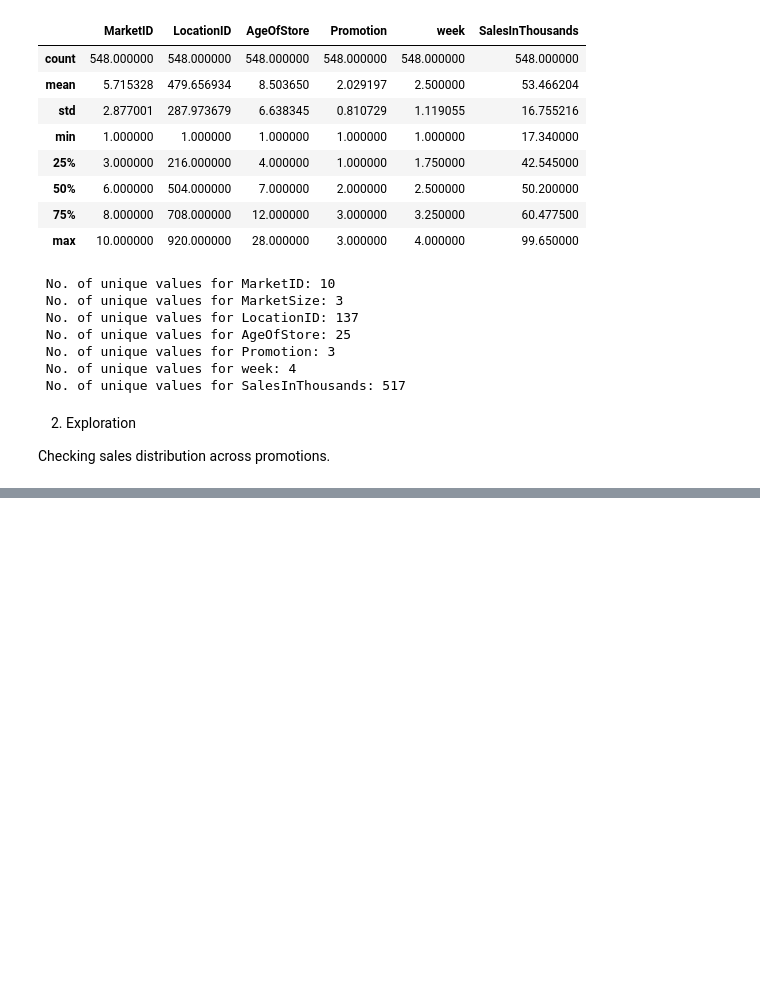
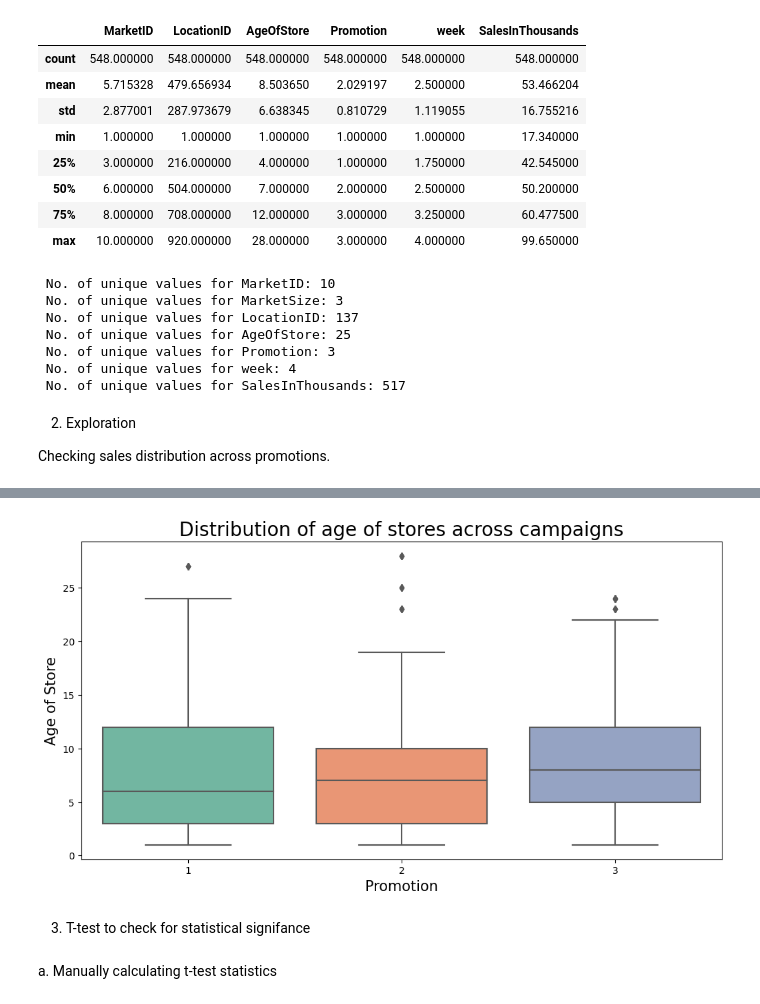
Before and after one commit to surajkarak/ab-testing, a Jupyter notebook: ab-testing.ipynb, the cells around one changed output, grey strips where cells are left out. Saved outputs shown, nothing was run; the diff lists cells and outputs as text; code cells hidden in the pictures; blank space fills up the shorter version.

```diff
--- a/ab-testing.ipynb
+++ b/ab-testing.ipynb
@@ -74,0 +135,13 @@ plt.show()
+# %%
+plt.figure(figsize=(12, 6))
+sns.boxplot(x='Promotion', y='AgeOfStore', data=data, palette='Set2')
+plt.xlabel("Promotion", fontsize=15)
+plt.ylabel("Age of Store", fontsize=15)
+plt.title("Distribution of age of stores across campaigns", fontsize=20)
+plt.show()
+# %% [output]
+[figure, added]
+# %% [markdown]
+3. T-test to check for statistical signifance
+# %% [markdown]
+a. Manually calculating t-test statistics
```
Also changed, not shown: parts of 21 cells of this notebook.
